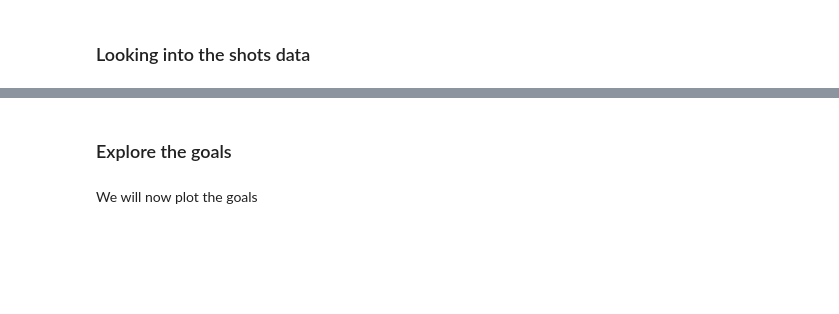
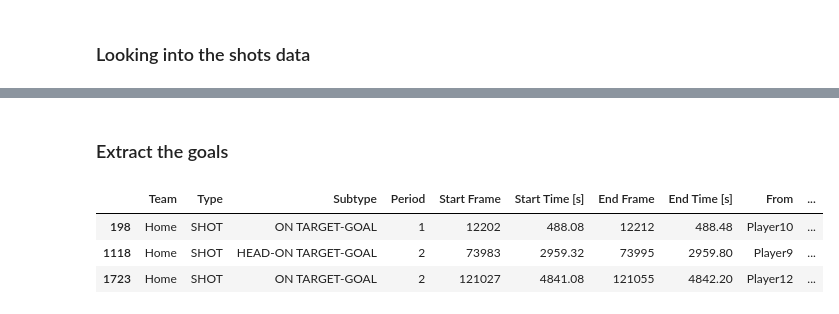
Before and after one commit to C-RNSHLT/FoT, a Jupyter notebook: lectures/3_TrackingData.ipynb, the cells around one changed output, grey strips where cells are left out. Cells and saved outputs as stored; diff of their text form; code cells hidden in the pictures; blank space fills up the shorter version.

```diff
--- a/lectures/3_TrackingData.ipynb
+++ b/lectures/3_TrackingData.ipynb
@@ -56,8 +56,8 @@ df_events1 = mio.to_metric_coordinates(df_events1)
 # %% [markdown]
 ### Assign events to home- and away team.
 # %%
-home_events = df_events1[df_events1["Team"] == "Home"]
-away_events = df_events1[df_events1["Team"] == "Away"]
+home_events = df_events2[df_events2["Team"] == "Home"]
+away_events = df_events2[df_events2["Team"] == "Away"]
 # %%
 home_events["Type"].value_counts()
 # %% [output]
@@ -113,6 +113,6 @@ OFF TARGET-OUT     3
 Name: Subtype, dtype: int64
 # %% [markdown]
-### Explore the goals
+### Extract the goals
 # %%
 #extract home and away goals (using pandas str.contains())
 home_goals = home_shots[home_shots["Subtype"].str.contains("-GOAL")].copy()
@@ -120,5 +120,10 @@ away_goals = away_shots[away_shots["Subtype"].str.contains("-GOAL")].copy()
 # %%
 #get minute timings
 home_goals["Minute"] = home_goals["Start Time [s]"]/60
-# %% [markdown]
-We will now plot the goals
+# %%
+home_goals
+# %% [output]
+|  | Team | Type | Subtype | Period | Start Frame | Start Time [s] | End Frame | End Time [s] | From | ... |
+| 198 | Home | SHOT | ON TARGET-GOAL | 1 | 12202 | 488.08 | 12212 | 488.48 | Player10 | ... |
+| 1118 | Home | SHOT | HEAD-ON TARGET-GOAL | 2 | 73983 | 2959.32 | 73995 | 2959.80 | Player9 | ... |
+| 1723 | Home | SHOT | ON TARGET-GOAL | 2 | 121027 | 4841.08 | 121055 | 4842.20 | Player12 | ... |
```
Also changed, not shown: parts of 11 cells of this notebook.
